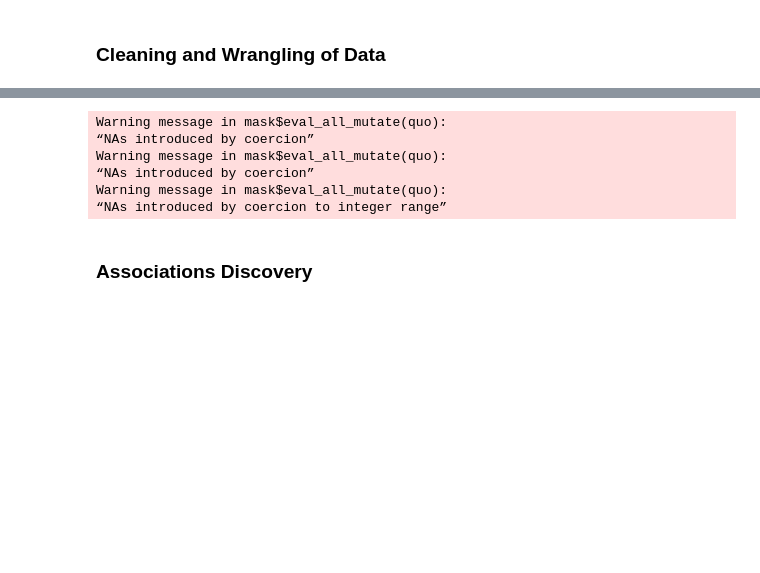
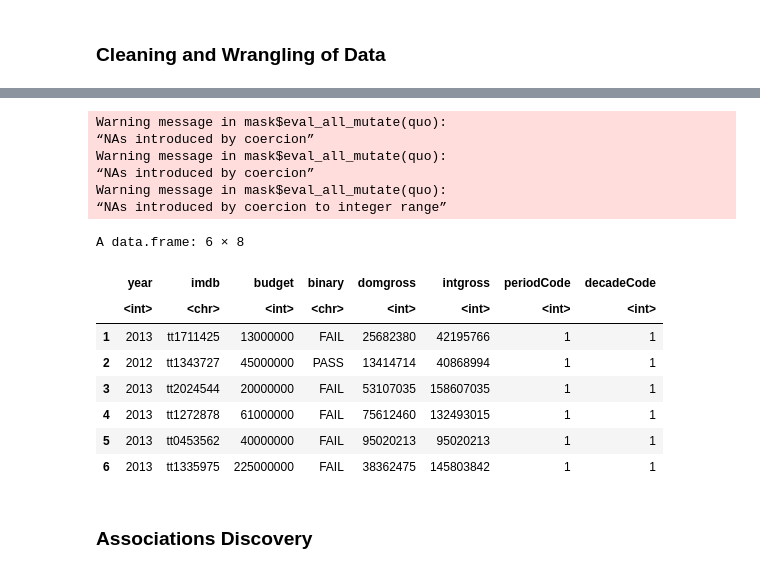
Before and after one commit to Wills-Hao/Film-Profit-Factors-R, a Jupyter notebook: FinalReport.ipynb, the cells around one changed output, grey strips where cells are left out. Cells and saved outputs as stored; diff of their text form; code cells hidden in the pictures; blank space fills up the shorter version.

```diff
--- a/FinalReport.ipynb
+++ b/FinalReport.ipynb
@@ -54,20 +56,29 @@ movie_data <- read.csv("movies.csv")
 # %%
 clean_movie_data <- movie_data %>%
                     mutate(domgross = as.integer(domgross), #convert the data type into integer
                            intgross = as.integer(intgross),
                            decadeCode = decade.code,
                            periodCode = period.code) %>%
                     filter(!is.na(year&budget&domgross&intgross&periodCode&decadeCode)) %>% #skip the null values
                     mutate(tot_gross = domgross + intgross) %>%
                     select(year,imdb,budget,binary,domgross,intgross,periodCode,decadeCode)
-# head(clean_movie_data)
+head(clean_movie_data)
 # %% [output]
 Warning message in mask$eval_all_mutate(quo):
 “NAs introduced by coercion”
 Warning message in mask$eval_all_mutate(quo):
 “NAs introduced by coercion”
 Warning message in mask$eval_all_mutate(quo):
 “NAs introduced by coercion to integer range”
+A data.frame: 6 × 8
+|  | year | imdb | budget | binary | domgross | intgross | periodCode | decadeCode |
+|  | <int> | <chr> | <int> | <chr> | <int> | <int> | <int> | <int> |
+| 1 | 2013 | tt1711425 | 13000000 | FAIL | 25682380 | 42195766 | 1 | 1 |
+| 2 | 2012 | tt1343727 | 45000000 | PASS | 13414714 | 40868994 | 1 | 1 |
+| 3 | 2013 | tt2024544 | 20000000 | FAIL | 53107035 | 158607035 | 1 | 1 |
+| 4 | 2013 | tt1272878 | 61000000 | FAIL | 75612460 | 132493015 | 1 | 1 |
+| 5 | 2013 | tt0453562 | 40000000 | FAIL | 95020213 | 95020213 | 1 | 1 |
+| 6 | 2013 | tt1335975 | 225000000 | FAIL | 38362475 | 145803842 | 1 | 1 |
 # %% [markdown]
 ### Associations Discovery
 # %% [markdown]
```
Also changed, not shown: parts of 8 cells of this notebook.
